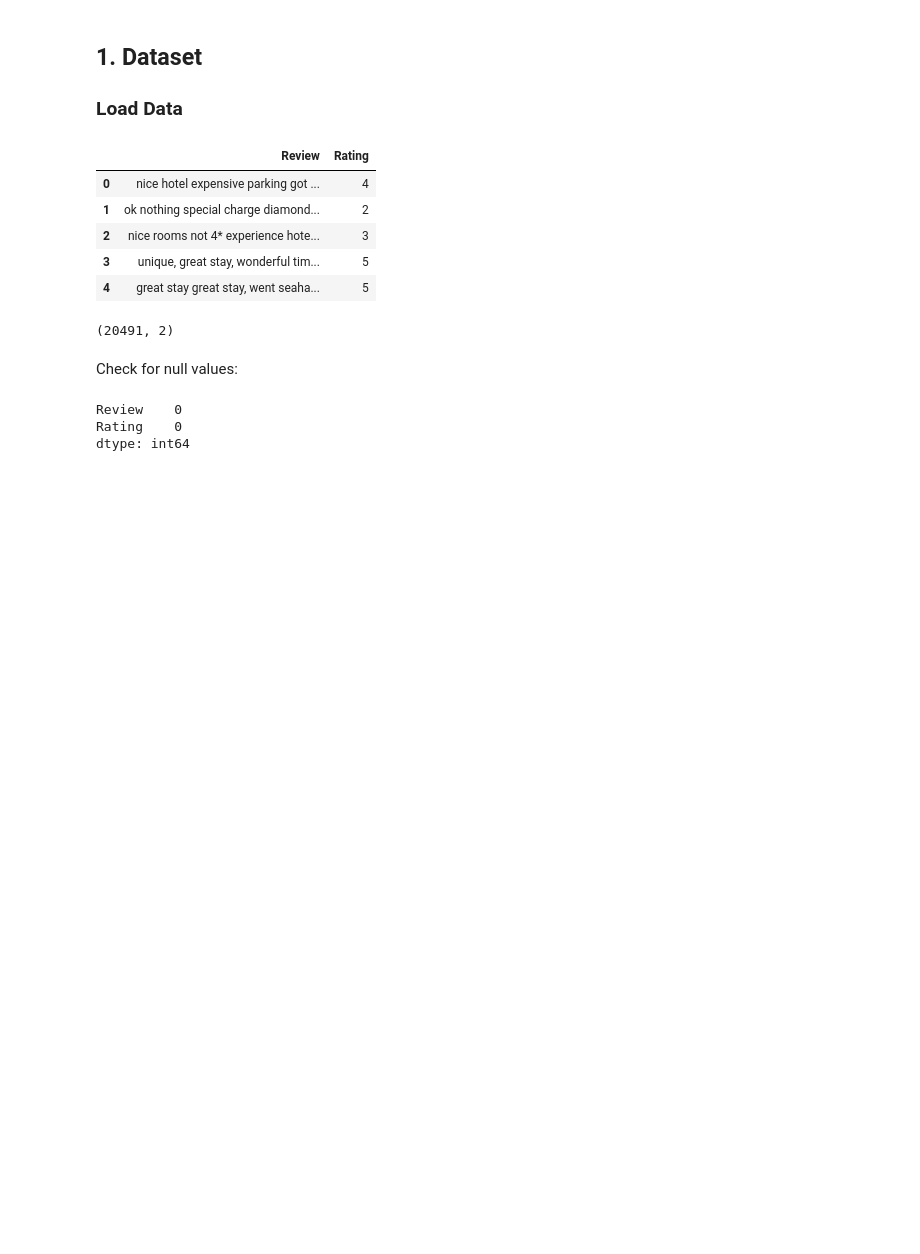
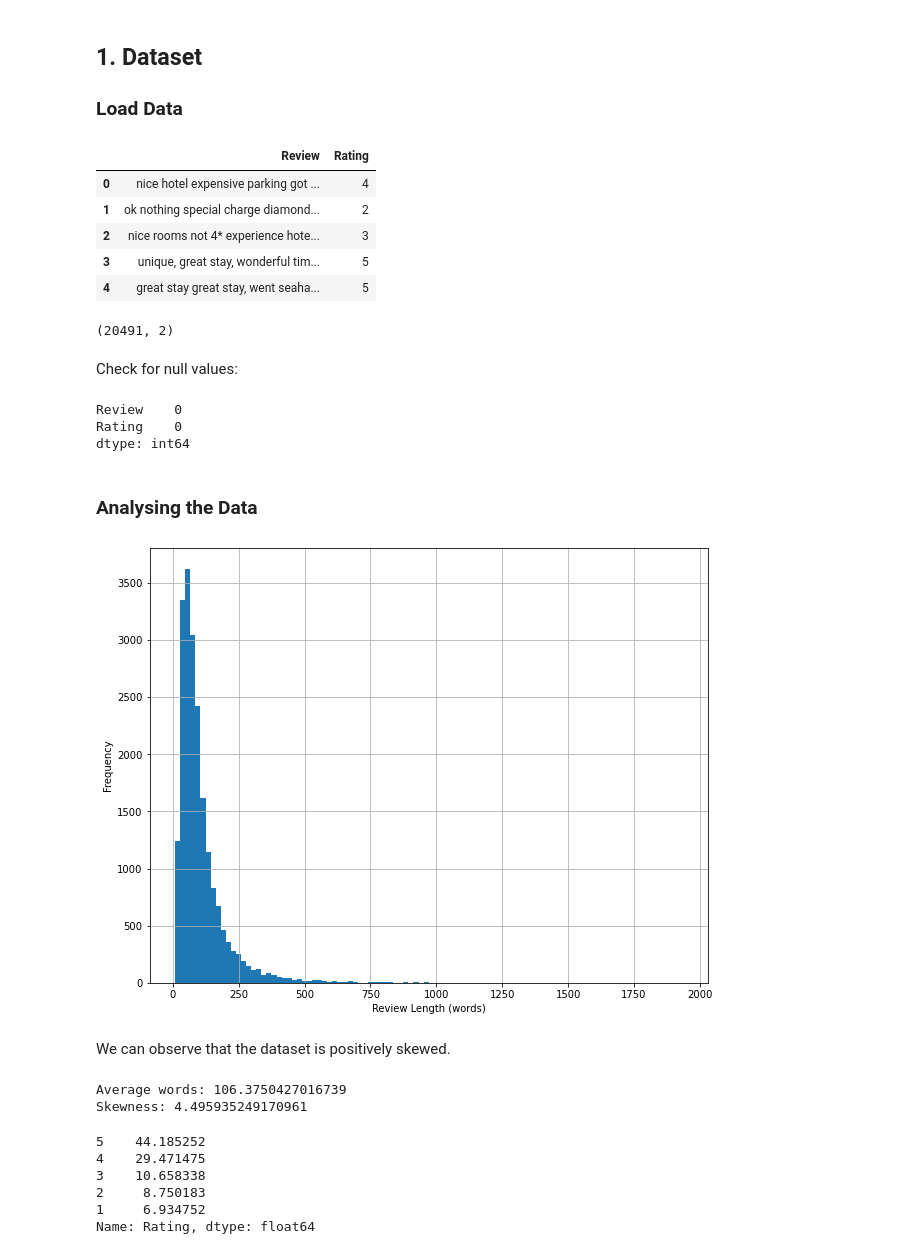
Before and after one commit to Notram1/sentiment-analysis-tripadvisor, a Jupyter notebook: Sentiment_analysis-tripadvisor.ipynb, the cells around one changed output. Saved outputs shown, nothing was run; the diff lists cells and outputs as text; code cells hidden in the pictures; blank space fills up the shorter version.

Commit message:
Data Preprocessing v1.0

```diff
--- a/Sentiment_analysis-tripadvisor.ipynb
+++ b/Sentiment_analysis-tripadvisor.ipynb
@@ -77,3 +94,32 @@ data.isnull().sum()
 Review    0
 Rating    0
 dtype: int64
+# %% [markdown]
+### Analysing the Data
+# %%
+## Getting the number of words by splitting them by a space
+words_per_review = data.Review.apply(lambda x: len(x.split(" ")))
+words_per_review.hist(bins = 100)
+plt.xlabel('Review Length (words)')
+plt.ylabel('Frequency')
+plt.show()
+# %% [output]
+[figure, added]
+# %% [markdown]
+We can observe that the dataset is positively skewed.
+# %%
+print('Average words:', words_per_review.mean())
+print('Skewness:', words_per_review.skew())
+# %% [output]
+Average words: 106.3750427016739
+Skewness: 4.495935249170961
+# %%
+percent_val = 100 * data['Rating'].value_counts(normalize=True)
+percent_val
+# %% [output]
+5    44.185252
+4    29.471475
+3    10.658338
+2     8.750183
+1     6.934752
+Name: Rating, dtype: float64
```
Also changed, not shown: parts of 13 cells of this notebook, 3 other files.
